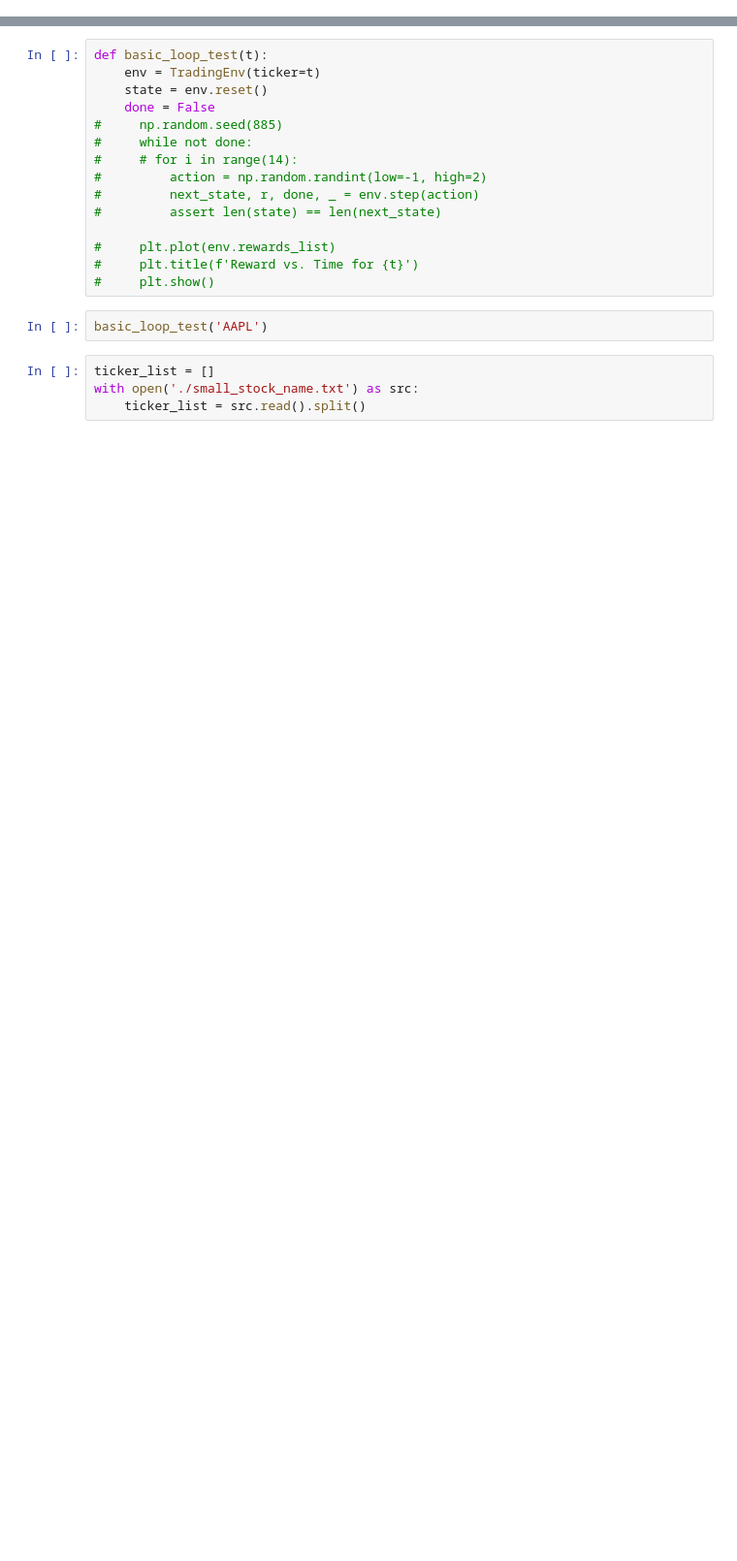
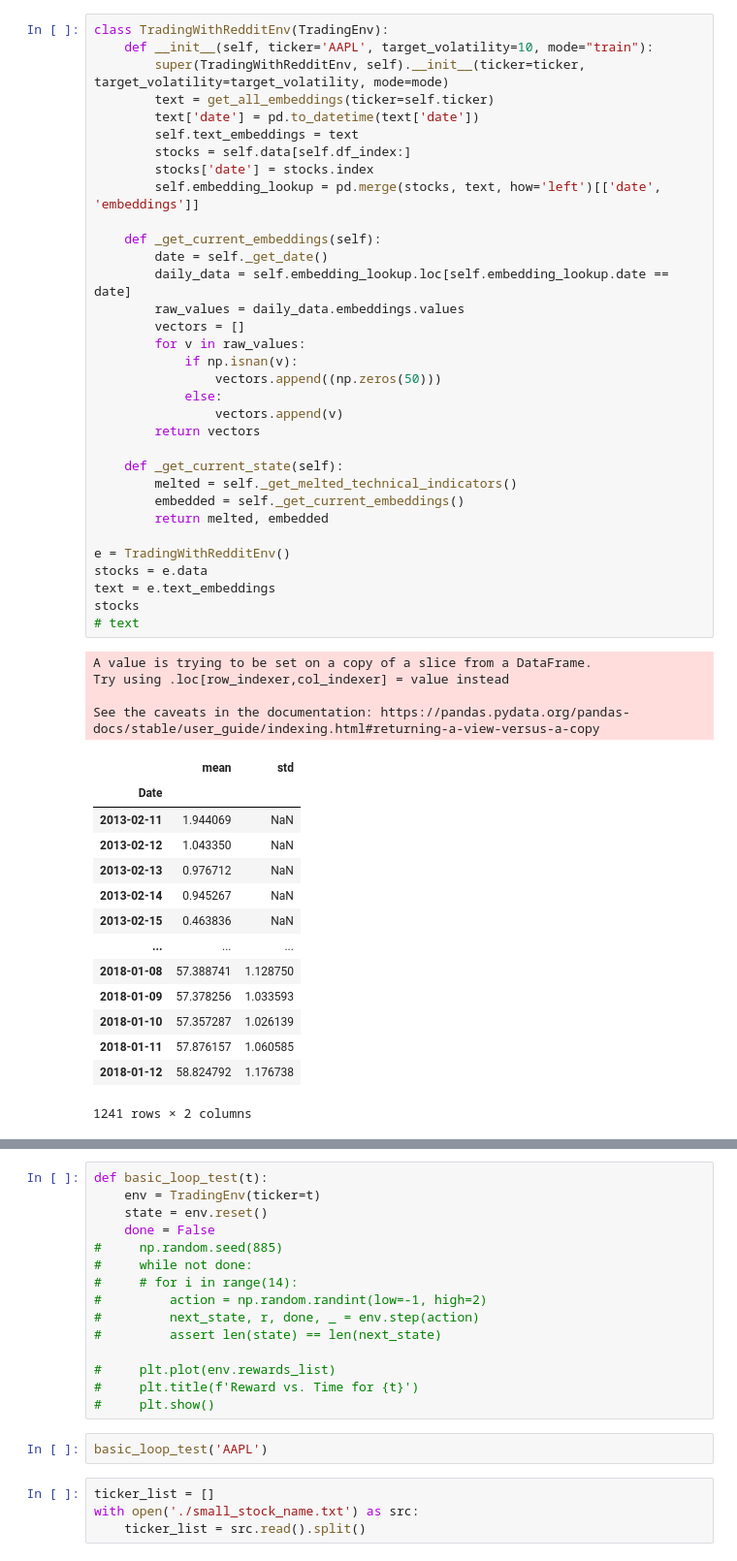
Before and after one commit to AaruranLog/rl-trading, a Jupyter notebook: system.ipynb, the cells around one changed output, grey strips where cells are left out. Shown at 97% size. Saved outputs shown, nothing was run; the diff lists cells and outputs as text; blank space fills up the shorter version.

```diff
--- a/system.ipynb
+++ b/system.ipynb
@@ -174,0 +180,52 @@ class TradingEnv(gym.Env):
+# %%
+class TradingWithRedditEnv(TradingEnv):
+    def __init__(self, ticker='AAPL', target_volatility=10, mode="train"):
+        super(TradingWithRedditEnv, self).__init__(ticker=ticker, target_volatility=target_volatility, mode=mode)
+        text = get_all_embeddings(ticker=self.ticker)
+        text['date'] = pd.to_datetime(text['date'])
+        self.text_embeddings = text
+        stocks = self.data[self.df_index:]
+        stocks['date'] = stocks.index
+        self.embedding_lookup = pd.merge(stocks, text, how='left')[['date', 'embeddings']]
+
+    def _get_current_embeddings(self):
+        date = self._get_date()
+        daily_data = self.embedding_lookup.loc[self.embedding_lookup.date == date]
+        raw_values = daily_data.embeddings.values
+        vectors = []
+        for v in raw_values:
+            if np.isnan(v):
+                vectors.append((np.zeros(50)))
+            else:
+                vectors.append(v)
+        return vectors
+
+    def _get_current_state(self):
+        melted = self._get_melted_technical_indicators()
+        embedded = self._get_current_embeddings()
+        return melted, embedded
+
+e = TradingWithRedditEnv()
+stocks = e.data
+text = e.text_embeddings
+stocks
+# text
+# %% [output]
+A value is trying to be set on a copy of a slice from a DataFrame.
+Try using .loc[row_indexer,col_indexer] = value instead
+
+See the caveats in the documentation: https://pandas.pydata.org/pandas-docs/stable/user_guide/indexing.html#returning-a-view-versus-a-copy
+|  | mean | std |
+| Date |  |  |
+| 2013-02-11 | 1.944069 | NaN |
+| 2013-02-12 | 1.043350 | NaN |
+| 2013-02-13 | 0.976712 | NaN |
+| 2013-02-14 | 0.945267 | NaN |
+| 2013-02-15 | 0.463836 | NaN |
+| ... | ... | ... |
+| 2018-01-08 | 57.388741 | 1.128750 |
+| 2018-01-09 | 57.378256 | 1.033593 |
+| 2018-01-10 | 57.357287 | 1.026139 |
+| 2018-01-11 | 57.876157 | 1.060585 |
+| 2018-01-12 | 58.824792 | 1.176738 |
+1241 rows × 2 columns
```
Also changed, not shown: parts of 34 cells of this notebook, 4 other files.
